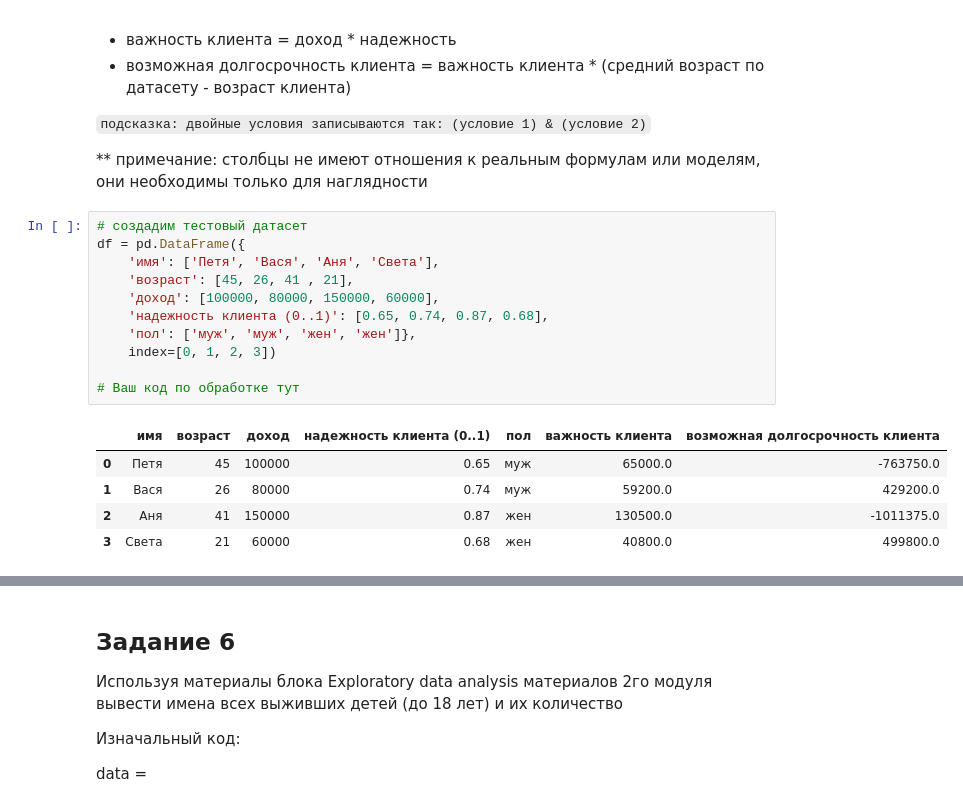
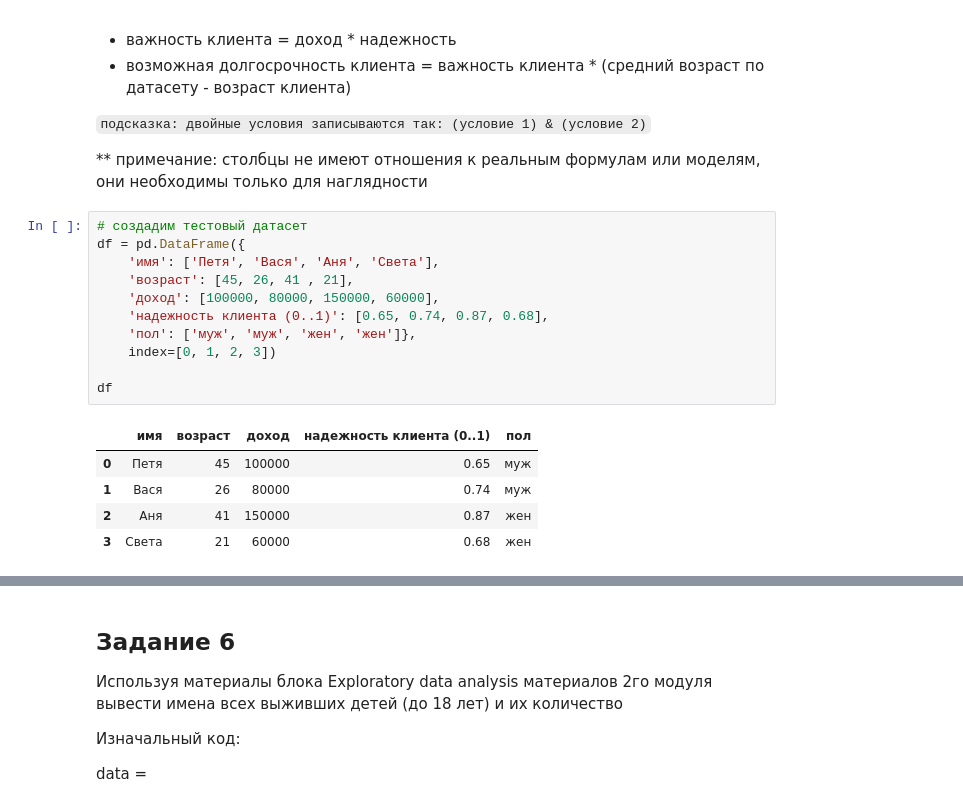
Before and after one commit to t0r1n88/stepic_prepod, a Jupyter notebook: Task 2.ipynb, the cells around one changed output, grey strips where cells are left out. Drawn from its saved outputs; the diff is of its cells as text.

```diff
--- a/Task 2.ipynb
+++ b/Task 2.ipynb
@@ -244,17 +247,17 @@ plt.plot(df.target.values)
 # %%
 # создадим тестовый датасет
 df = pd.DataFrame({
     'имя': ['Петя', 'Вася', 'Аня', 'Света'],
     'возраст': [45, 26, 41 , 21],
     'доход': [100000, 80000, 150000, 60000],
     'надежность клиента (0..1)': [0.65, 0.74, 0.87, 0.68],
     'пол': ['муж', 'муж', 'жен', 'жен']},
     index=[0, 1, 2, 3])
 
-# Ваш код по обработке тут
+df
 # %% [output]
-|  | имя | возраст | доход | надежность клиента (0..1) | пол | важность клиента | возможная долгосрочность клиента |
-| 0 | Петя | 45 | 100000 | 0.65 | муж | 65000.0 | -763750.0 |
-| 1 | Вася | 26 | 80000 | 0.74 | муж | 59200.0 | 429200.0 |
-| 2 | Аня | 41 | 150000 | 0.87 | жен | 130500.0 | -1011375.0 |
-| 3 | Света | 21 | 60000 | 0.68 | жен | 40800.0 | 499800.0 |
+|  | имя | возраст | доход | надежность клиента (0..1) | пол |
+| 0 | Петя | 45 | 100000 | 0.65 | муж |
+| 1 | Вася | 26 | 80000 | 0.74 | муж |
+| 2 | Аня | 41 | 150000 | 0.87 | жен |
+| 3 | Света | 21 | 60000 | 0.68 | жен |
```
Also changed, not shown: parts of 15 cells of this notebook.
